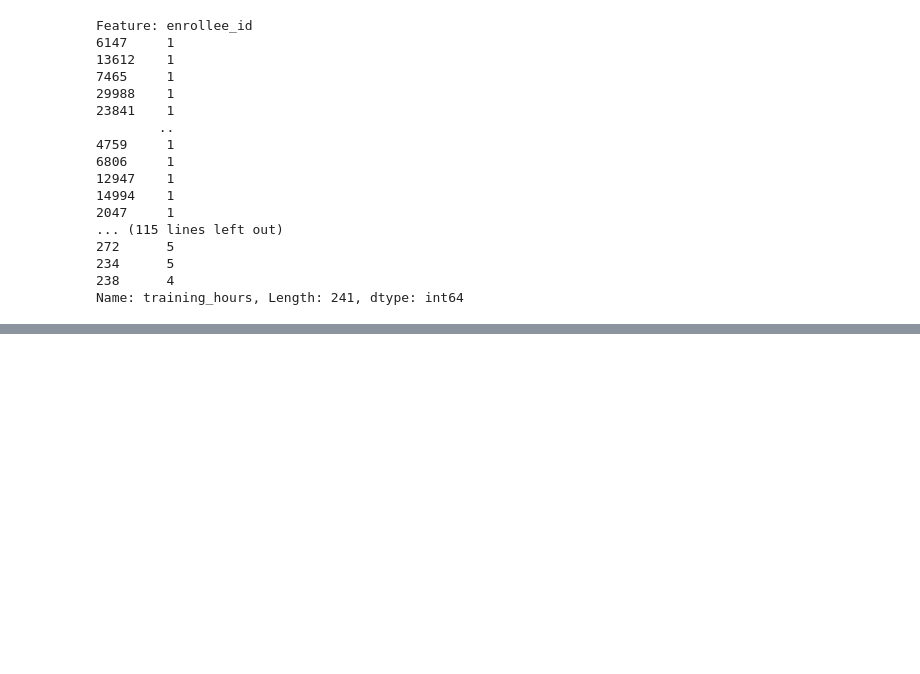
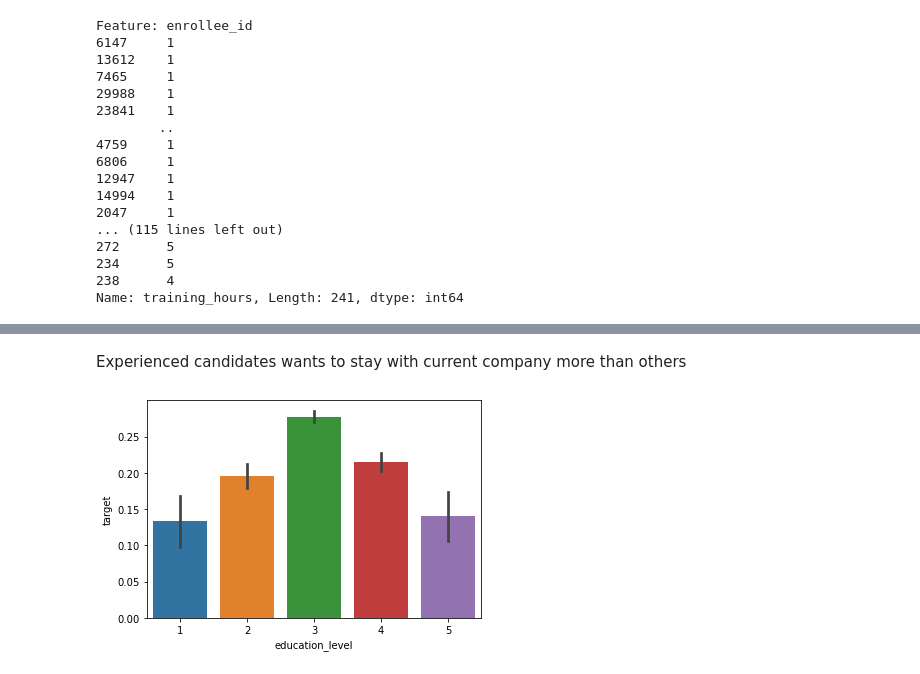
Before and after one commit to skribl5000/kaggle_competitions, a Jupyter notebook: hr-analytics.ipynb, the cells around one changed output, grey strips where cells are left out. Cells and saved outputs as stored; diff of their text form; code cells hidden in the pictures; blank space fills up the shorter version.

```diff
--- a/hr-analytics.ipynb
+++ b/hr-analytics.ipynb
@@ -137,0 +281,6 @@ Name: education_level, dtype: int64
+# %% [markdown]
+Experienced candidates wants to stay with current company more than others
+# %%
+ax = sns.barplot(x='education_level', y='target', data=df)
+# %% [output]
+[figure, added]
```
Also changed, not shown: parts of 50 cells of this notebook.
